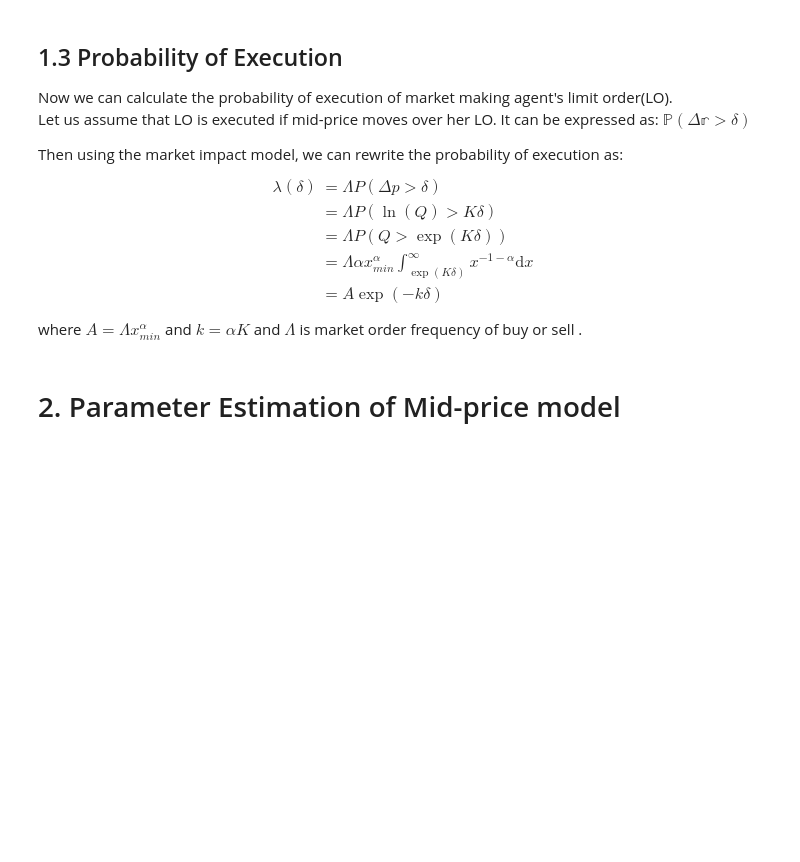
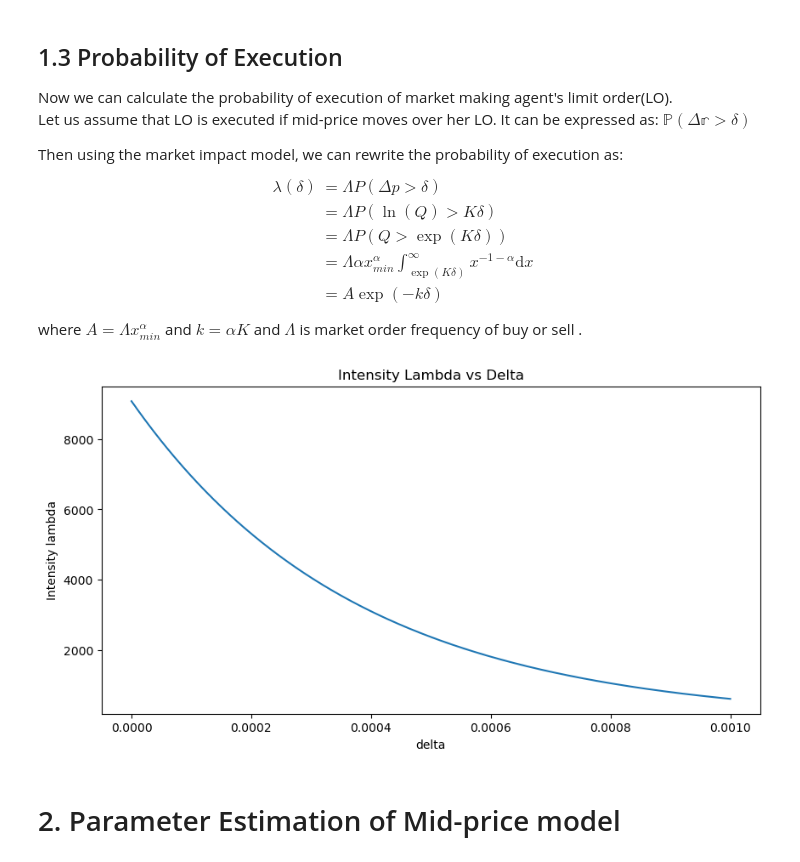
Before and after one commit to joomong/HFT-Research, a Jupyter notebook: Constant-Parmeter-Model.ipynb, the cells around one changed output. Saved outputs shown, nothing was run; the diff lists cells and outputs as text; code cells hidden in the pictures; blank space fills up the shorter version.

```diff
--- a/Constant-Parmeter-Model.ipynb
+++ b/Constant-Parmeter-Model.ipynb
@@ -28,0 +211,6 @@ that is Pareto distribution.
+# %%
+def maximum_likelihood_alpha(quantity,MIN_ORDER):
+    N = len(quantity)
+    log_mean = np.sum(np.log(quantity / MIN_ORDER))
+    alpha_hat = N / log_mean
+    return alpha_hat
@@ -42,6 +232,34 @@ $$\begin{aligned}
 & =A \exp (-k \delta)
 \end{aligned} $$
 where $A = \Lambda  x_{min}^{\alpha}$ and $k = \alpha  K$ and $\Lambda$ is market order frequency of buy or sell .
+# %%
+def market_order_frequency(data):
+    all_market_order = data['quantity'].sum()/data['quantity'].mean()
+    return all_market_order
+
+def intensity_lambda(A,k,delta):
+    return A * np.exp(- k * delta)
+
+def plot_intensity_lambda(data, MIN_ORDER):
+    deltas = np.linspace(0, 0.001, 1000)
+    freq = market_order_frequency(data) / 2
+    alpha = maximum_likelihood_alpha(data['quantity'], MIN_ORDER)
+    k = alpha * market_impact(data, 60)
+    A = freq * (MIN_ORDER ** alpha)
+    intensities = [intensity_lambda(A, k, delta) for delta in deltas]
+
+    df = pd.DataFrame({'delta': deltas, 'intensity': intensities})
+
+    fig, ax = plt.subplots(figsize=(10, 5))
+    sns.lineplot(x='delta', y='intensity', data=df, ax=ax)
+    ax.set_xlabel('delta')
+    ax.set_ylabel('Intensity lambda')
+    ax.set_title('Intensity Lambda vs Delta')
+    plt.show()
+# %%
+plot_intensity_lambda(df,0.001)
+# %% [output]
+[figure, added]
 # %% [markdown]
 # 2. Parameter Estimation of Mid-price model
 # %% [markdown]
```
Also changed, not shown: parts of 33 cells of this notebook, 2 other files.
